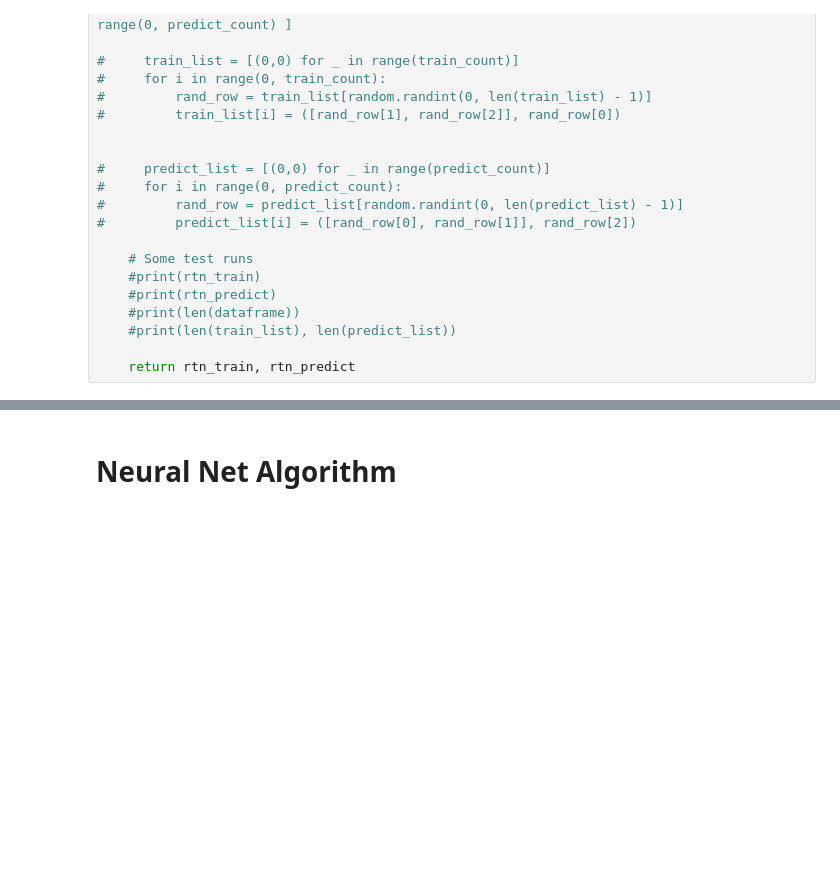
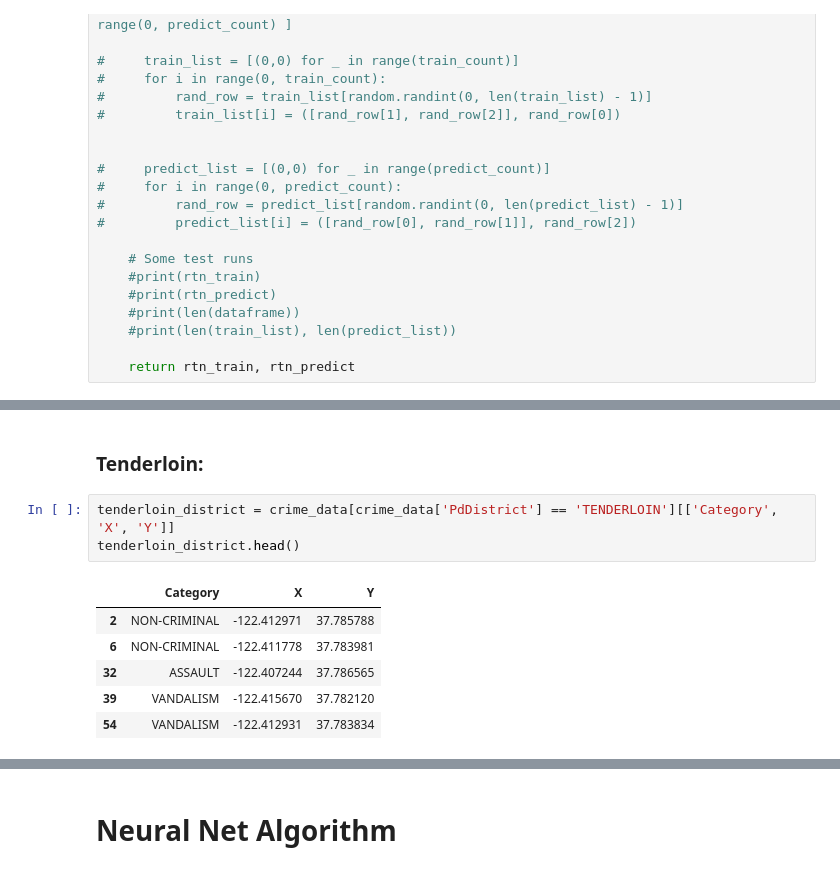
Before and after one commit to spa542/COSC311, a Jupyter notebook: Project2RosiakDawson/Project2.ipynb, the cells around one changed output, grey strips where cells are left out. Drawn from its saved outputs; the diff is of its cells as text; blank space fills up the shorter version.

```diff
--- a/Project2RosiakDawson/Project2.ipynb
+++ b/Project2RosiakDawson/Project2.ipynb
@@ -359,0 +404,12 @@ print(correct_dict)
+# %% [markdown]
+### Tenderloin:
+# %%
+tenderloin_district = crime_data[crime_data['PdDistrict'] == 'TENDERLOIN'][['Category', 'X', 'Y']]
+tenderloin_district.head()
+# %% [output]
+|  | Category | X | Y |
+| 2 | NON-CRIMINAL | -122.412971 | 37.785788 |
+| 6 | NON-CRIMINAL | -122.411778 | 37.783981 |
+| 32 | ASSAULT | -122.407244 | 37.786565 |
+| 39 | VANDALISM | -122.415670 | 37.782120 |
+| 54 | VANDALISM | -122.412931 | 37.783834 |
```
Also changed, not shown: parts of 22 cells of this notebook.
